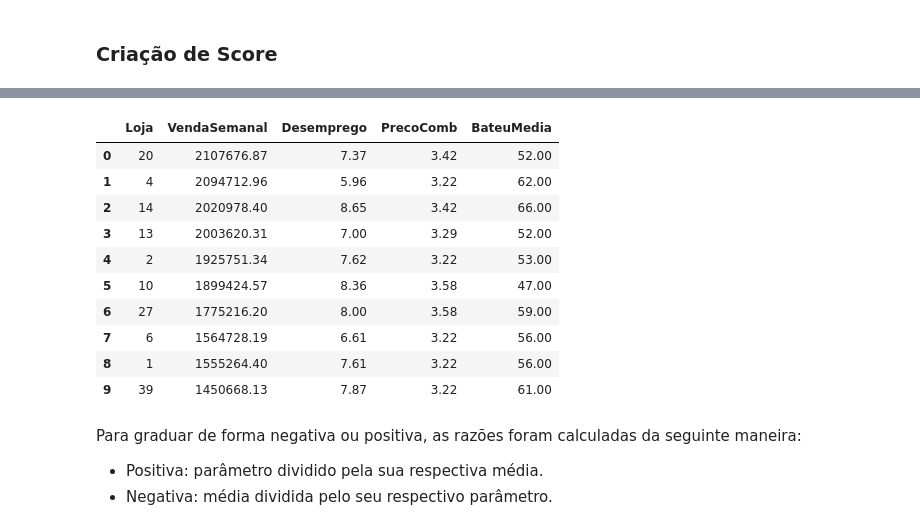
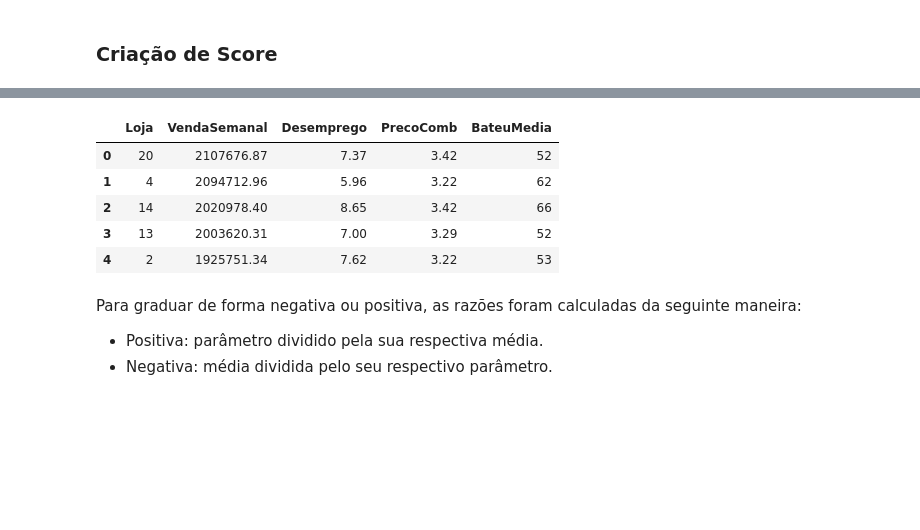
Before and after one commit to bruna-calistrate/deliv2-dex03-wallmart, a Jupyter notebook: D3G01_Mini_Projeto_2_Walmart.ipynb, the cells around one changed output, grey strips where cells are left out. Saved outputs shown, nothing was run; the diff lists cells and outputs as text; code cells hidden in the pictures; blank space fills up the shorter version.

```diff
--- a/D3G01_Mini_Projeto_2_Walmart.ipynb
+++ b/D3G01_Mini_Projeto_2_Walmart.ipynb
@@ -309,3 +310,0 @@ df_lojas_min = df_wm.groupby('Loja', as_index=False)[["VendaSemanal", "Desempreg
-# %%
-pd.set_option('float_format', '{:.2f}'.format)
-df_lojas_med.head(10)
@@ -419,2 +353,16 @@ As lojas que bateram média por mais semanas, dentre as 10 com maior venda acumu
 
 A loja nº 20, que teve mais vendas acumuladas, superou a média de vendas em 52 semanas.
+# %%
+def bateumedia(numloja):
+  mascara = df_wm[df_wm['Loja'] == numloja].copy()
+  mascara['BateuMedia'] = mascara['VendaSemanal'].apply(lambda x: 1 if x > df_lojas_med['VendaSemanal'][numloja -1] else 0)
+  mascara_m = mascara.groupby("Loja", as_index=False)["BateuMedia"].sum()
+  return mascara_m
+# %%
+bateu_media = pd.DataFrame()
+for c in range(1, 46):
+  x = bateumedia(c)
+  bateu_media = bateu_media.append(x, ignore_index=True).sort_values(['BateuMedia'], ascending=False)
+
+bateu_media.reset_index(inplace=True, drop=True)
+bateu_media.head(10)
@@ -436,19 +396,14 @@ Considerando as correlações finais, os pesos de cada categoria serão:
 
 Assim, serão graduadas de forma positiva os parâmetros de média de venda semanal e bateu média; e de forma negativa, os parâmetros de média de taxa de desemprego e média do preço de combustível para cada loja.
 # %%
-df_score
+df_score.head()
 # %% [output]
 |  | Loja | VendaSemanal | Desemprego | PrecoComb | BateuMedia |
-| 0 | 20 | 2107676.87 | 7.37 | 3.42 | 52.00 |
-| 1 | 4 | 2094712.96 | 5.96 | 3.22 | 62.00 |
-| 2 | 14 | 2020978.40 | 8.65 | 3.42 | 66.00 |
-| 3 | 13 | 2003620.31 | 7.00 | 3.29 | 52.00 |
-| 4 | 2 | 1925751.34 | 7.62 | 3.22 | 53.00 |
-| 5 | 10 | 1899424.57 | 8.36 | 3.58 | 47.00 |
-| 6 | 27 | 1775216.20 | 8.00 | 3.58 | 59.00 |
-| 7 | 6 | 1564728.19 | 6.61 | 3.22 | 56.00 |
-| 8 | 1 | 1555264.40 | 7.61 | 3.22 | 56.00 |
-| 9 | 39 | 1450668.13 | 7.87 | 3.22 | 61.00 |
+| 0 | 20 | 2107676.87 | 7.37 | 3.42 | 52 |
+| 1 | 4 | 2094712.96 | 5.96 | 3.22 | 62 |
+| 2 | 14 | 2020978.40 | 8.65 | 3.42 | 66 |
+| 3 | 13 | 2003620.31 | 7.00 | 3.29 | 52 |
+| 4 | 2 | 1925751.34 | 7.62 | 3.22 | 53 |
 # %% [markdown]
 Para graduar de forma negativa ou positiva, as razões foram calculadas da seguinte maneira:
 * Positiva: parâmetro dividido pela sua respectiva média.
```
Also changed, not shown: parts of 22 cells of this notebook.
